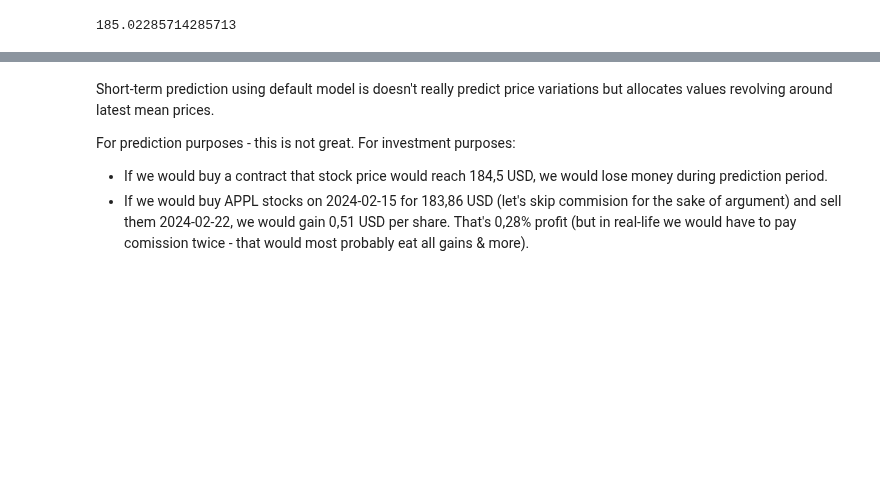
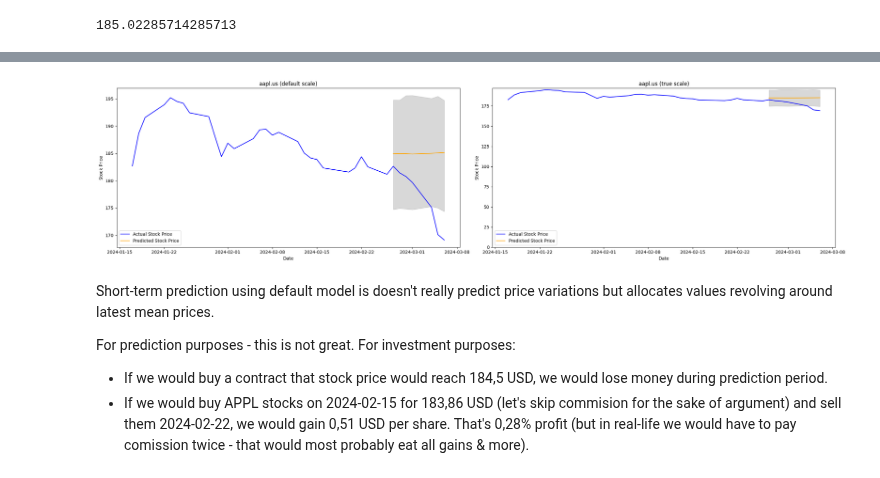
Before and after one commit to TGusciora/E001_smart_structuring, a Jupyter notebook: notebooks/001_tg_stock_forecast.ipynb, the cells around one changed output, grey strips where cells are left out. Drawn from its saved outputs; the diff is of its cells as text; code cells hidden in the pictures; blank space fills up the shorter version.

```diff
--- a/notebooks/001_tg_stock_forecast.ipynb
+++ b/notebooks/001_tg_stock_forecast.ipynb
@@ -315,3 +315,10 @@ src.visualization.visualize.prophet_plot_forecast(
+# %%
+# Is is so bad? Let's see true scale
+src.visualization.visualize.prophet_plot_forecast_dual(
+    data=full_sample, title=stock, obs=forecast_days
+)
+# %% [output]
+[figure, added]
 # %% [markdown]
 Short-term prediction using default model is doesn't really predict price variations but allocates values revolving around latest mean prices.
 
```
Also changed, not shown: parts of 3 cells of this notebook, 2 other files.
